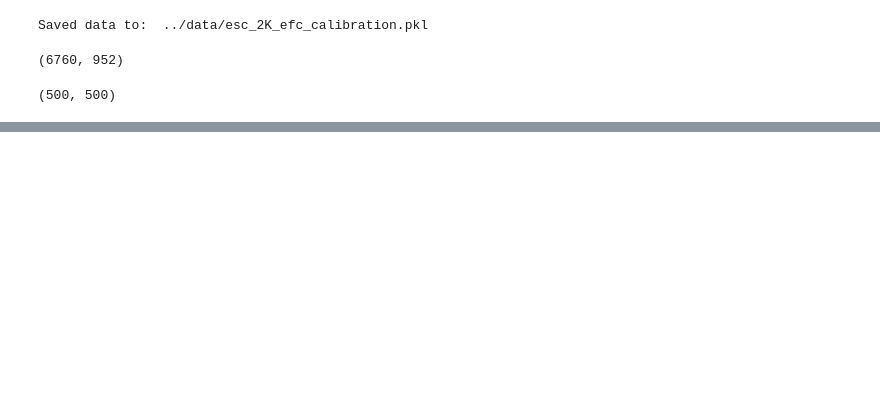
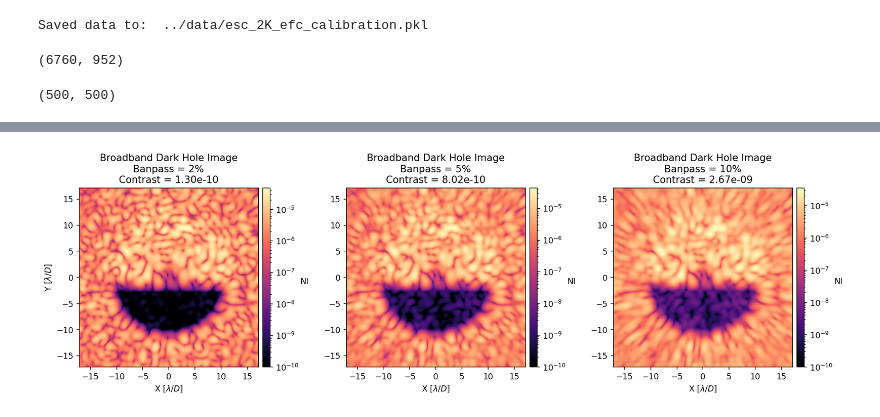
Before and after one commit to kian1377/esc-psf, a Jupyter notebook: notebooks/esc_2K_efc.ipynb, the cells around one changed output, grey strips where cells are left out. Drawn from its saved outputs; the diff is of its cells as text; code cells hidden in the pictures; blank space fills up the shorter version.

```diff
--- a/notebooks/esc_2K_efc.ipynb
+++ b/notebooks/esc_2K_efc.ipynb
@@ -150,0 +169,44 @@ efc_data = efc.run(
+# %%
+bp1_im = 0.0
+for i in range(Nwaves1):
+    M.wavelength = bp1_waves[i]
+    mono_im = M.snap_camsci()
+    bp1_im += mono_im/Nwaves1
+bp1_contrast = xp.mean(bp1_im[control_mask])
+
+bp2_im = 0.0
+for i in range(Nwaves2):
+    M.wavelength = bp2_waves[i]
+    mono_im = M.snap_camsci()
+    bp2_im += mono_im/Nwaves2
+bp2_contrast = xp.mean(bp2_im[control_mask])
+
+bp3_im = 0.0
+for i in range(Nwaves3):
+    M.wavelength = bp3_waves[i]
+    mono_im = M.snap_camsci()
+    bp3_im += mono_im/Nwaves3
+bp3_contrast = xp.mean(bp3_im[control_mask])
+# %%
+# ticks = np.arange(-30, 30.01, 10)
+ticks = np.arange(-15, 15.01, 5)
+utils.imshow(
+    [bp1_im, bp2_im, bp3_im],
+    # [ref_psf/M.Imax_ref, coro_im_0*control_mask, coro_im_flat*control_mask],
+    titles=[f'Broadband Dark Hole Image\nBanpass = {100*bw1:.0f}%\nContrast = {bp1_contrast:.2e}',
+            f'Broadband Dark Hole Image\nBanpass = {100*bw2:.0f}%\nContrast = {bp2_contrast:.2e}',
+            f'Broadband Dark Hole Image\nBanpass = {100*bw3:.0f}%\nContrast = {bp3_contrast:.2e}',],
+    title_fzs=[12]*3,
+    norms=[LogNorm(vmin=1e-10), LogNorm(vmin=1e-10), LogNorm(vmin=1e-10)],
+    pxscls=[M.camsci_pxscl_lamDc]*3,
+    npix=3*[200],
+    xlabels=['X [$\lambda/D$]']*3,
+    ylabels=['Y [$\lambda/D$]', None, None],
+    xticks=[ticks]*3,
+    yticks=[ticks]*3,
+    cmaps=['magma']*3,
+    cbar_labels=['NI']*3,
+    wspace=0.4,
+)
+# %% [output]
+[figure, added]
```
Also changed, not shown: parts of 5 cells of this notebook, 4 other files.
